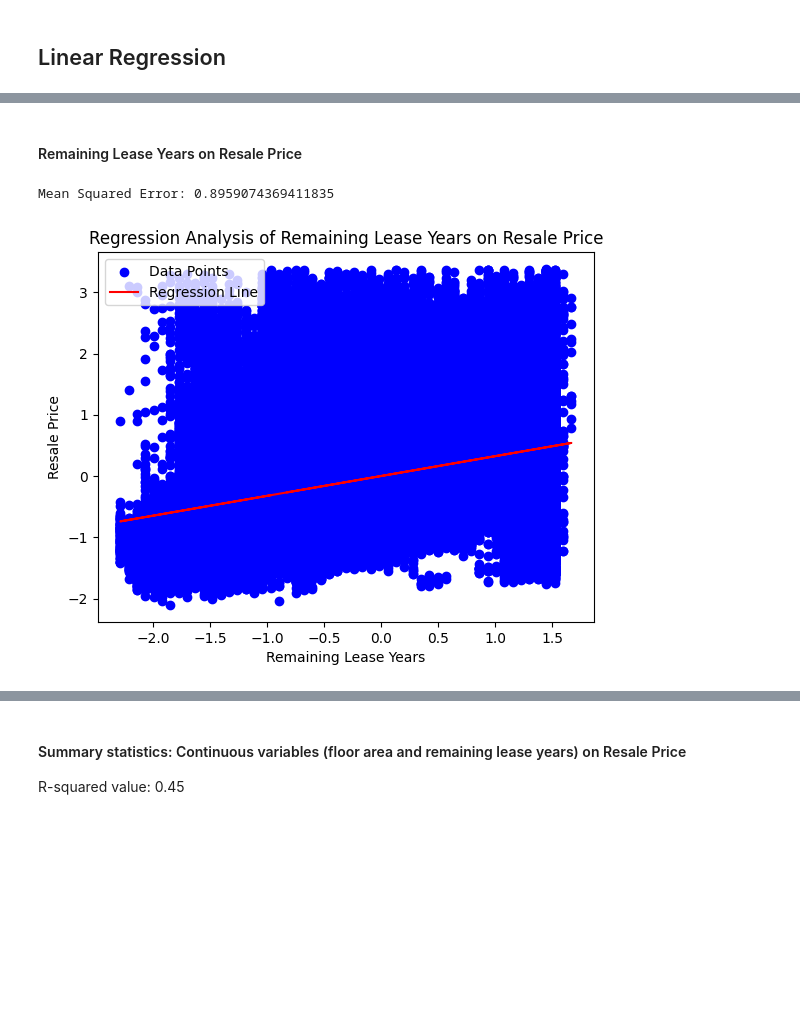
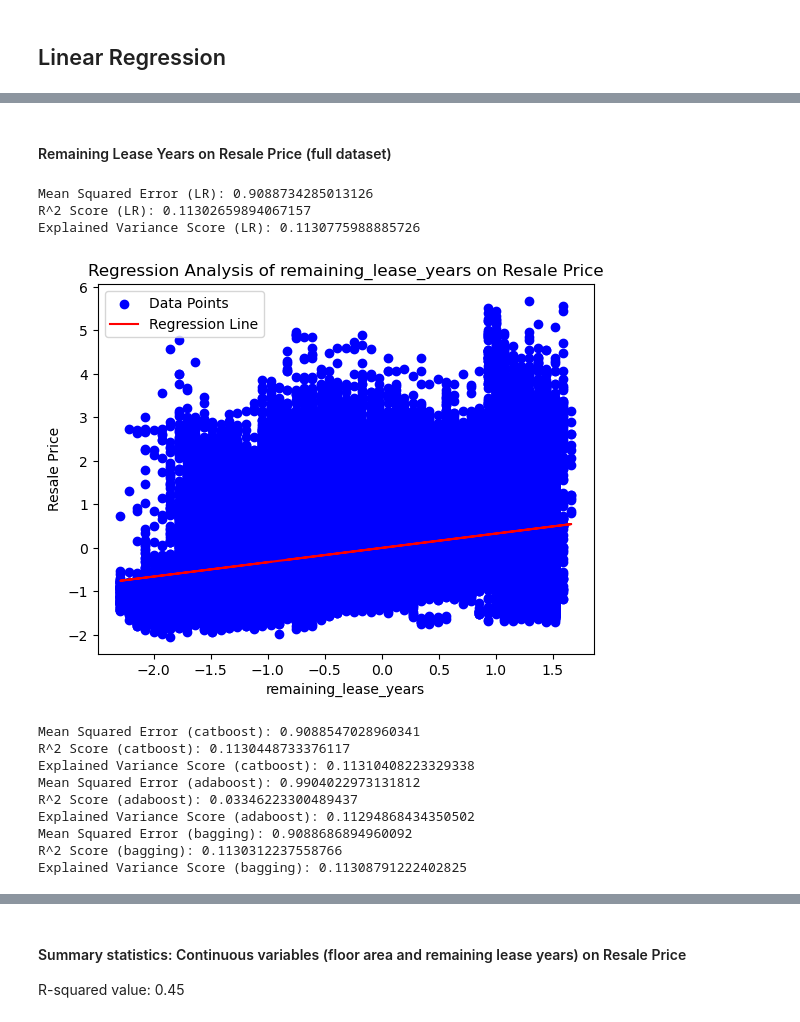
Before and after one commit to raphaelgohwx/datamining, a Jupyter notebook: LR.ipynb, the cells around one changed output, grey strips where cells are left out. Drawn from its saved outputs; the diff is of its cells as text; code cells hidden in the pictures; blank space fills up the shorter version.

Commit message:
worked on Linear regression model

```diff
--- a/LR.ipynb
+++ b/LR.ipynb
@@ -232,7 +183,9 @@ See the caveats in the documentation: https://pandas.pydata.org/pandas-docs/stab
 df2= df_cleaned[['month','town',
                  'flat_type', 'flat_type_encoded',
                  'storey_range', 'storey_range_encoded',
-                 'floor_area_sqm', 'remaining_lease_years', 'full_address','resale_price', 'adjusted_price']]
+                 'floor_area_sqm', 'remaining_lease_years', 'full_address','resale_price',
+                 'adjusted_price'
+                 ]]
 df2
 # %% [output]
 |  | month | town | flat_type | flat_type_encoded | storey_range | storey_range_encoded | floor_area_sqm | ... |
@@ -490,40 +468,24 @@ R^2 Score: 0.28171270917366775
 # %% [markdown]
-#### Remaining Lease Years on Resale Price
+#### Remaining Lease Years on Resale Price (full dataset)
 # %%
-# Assuming X1 is a DataFrame and y1 is the target Series
-# Reshape the feature data to be 2D arrays
-X_train1, X_test1, y_train1, y_test1 = train_test_split(X1[['remaining_lease_years']], y1, test_size=0.2, random_state=42)
-
-# Now X_train1 and X_test1 are 2D
-# Create and train the linear regression model
-model = LinearRegression()
-model.fit(X_train1, y_train1)
-
-# Make predictions
-y_pred = model.predict(X_test1)
-
-# Evaluate the model
-mse = mean_squared_error(y_test1, y_pred)
-print(f'Mean Squared Error: {mse}')
-
-# Scatter plot of the data points
-plt.scatter(X1['remaining_lease_years'], y1, color='blue', label='Data Points')
-
-# Regression line - using the model to predict values over the entire range of X1
-# This assumes X1 is a DataFrame with a single column for floor_area_sqm
-plt.plot(X1['remaining_lease_years'], model.predict(X1[['remaining_lease_years']]), color='red', label='Regression Line')
-
-# Labeling the plot
-plt.title('Regression Analysis of Remaining Lease Years on Resale Price')
-plt.xlabel('Remaining Lease Years')
-plt.ylabel('Resale Price')
-plt.legend()
-
-# Show the plot
-plt.show()
+linearRegressionFunction(X1,y1,"remaining_lease_years")
+catboostFunction(X1,y1,"remaining_lease_years")
+adaboostFunction(X1,y1,"remaining_lease_years")
+baggingFunction(X1,y1,"remaining_lease_years")
 # %% [output]
-Mean Squared Error: 0.8959074369411835
+Mean Squared Error (LR): 0.9088734285013126
+R^2 Score (LR): 0.11302659894067157
+Explained Variance Score (LR): 0.1130775988885726
-[figure, old version]
+[figure, new version]
+Mean Squared Error (catboost): 0.9088547028960341
+R^2 Score (catboost): 0.1130448733376117
+Explained Variance Score (catboost): 0.11310408223329338
+Mean Squared Error (adaboost): 0.9904022973131812
+R^2 Score (adaboost): 0.03346223300489437
+Explained Variance Score (adaboost): 0.11294868434350502
+Mean Squared Error (bagging): 0.9088686894960092
+R^2 Score (bagging): 0.1130312237558766
+Explained Variance Score (bagging): 0.11308791222402825
 # %%
 # Add a constant to the feature set for statsmodels
 X_RLS = sm.add_constant(X1[['remaining_lease_years']])
```
Also changed, not shown: parts of 24 cells of this notebook, 1 other file.
